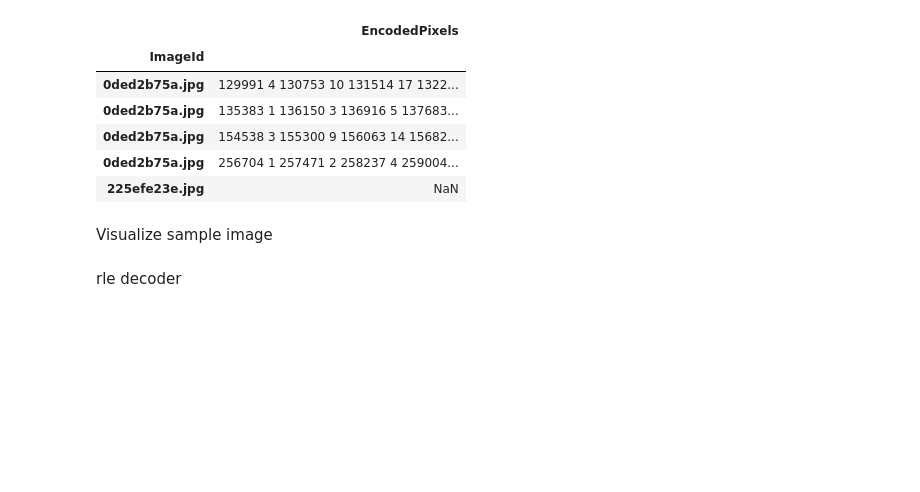
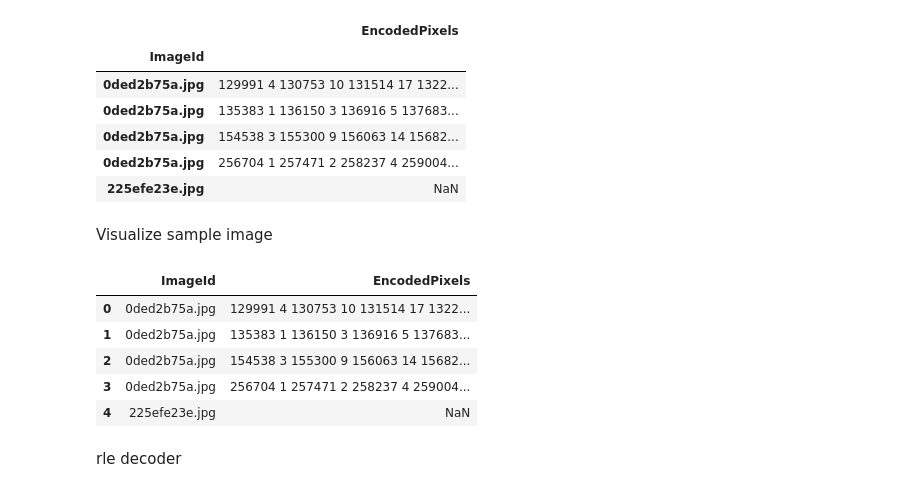
Before and after one commit to whata92/ship_detection, a Jupyter notebook: notebook/data_analysis.ipynb, the cells around one changed output. Drawn from its saved outputs; the diff is of its cells as text; code cells hidden in the pictures; blank space fills up the shorter version.

```diff
--- a/notebook/data_analysis.ipynb
+++ b/notebook/data_analysis.ipynb
@@ -48,7 +48,16 @@ train_extracted_df.to_csv("/workspace/dataset/train_extracted.csv")
 # %% [markdown]
 Visualize sample image
 # %%
-train_df = pd.read_csv("/workspace/dataset/train.csv")
+train_df = pd.read_csv("/home/ubuntu/workspace/Airbus_ship/dataset/train.csv")
+# %%
+train_df.head()
+# %% [output]
+|  | ImageId | EncodedPixels |
+| 0 | 0ded2b75a.jpg | 129991 4 130753 10 131514 17 1322... |
+| 1 | 0ded2b75a.jpg | 135383 1 136150 3 136916 5 137683... |
+| 2 | 0ded2b75a.jpg | 154538 3 155300 9 156063 14 15682... |
+| 3 | 0ded2b75a.jpg | 256704 1 257471 2 258237 4 259004... |
+| 4 | 225efe23e.jpg | NaN |
 # %%
 img_name = train_df.iloc[0]["ImageId"]
 img1 = cv2.imread(os.path.join(img_root, img_name))
```
Also changed, not shown: parts of 5 cells of this notebook, 2 other files.
